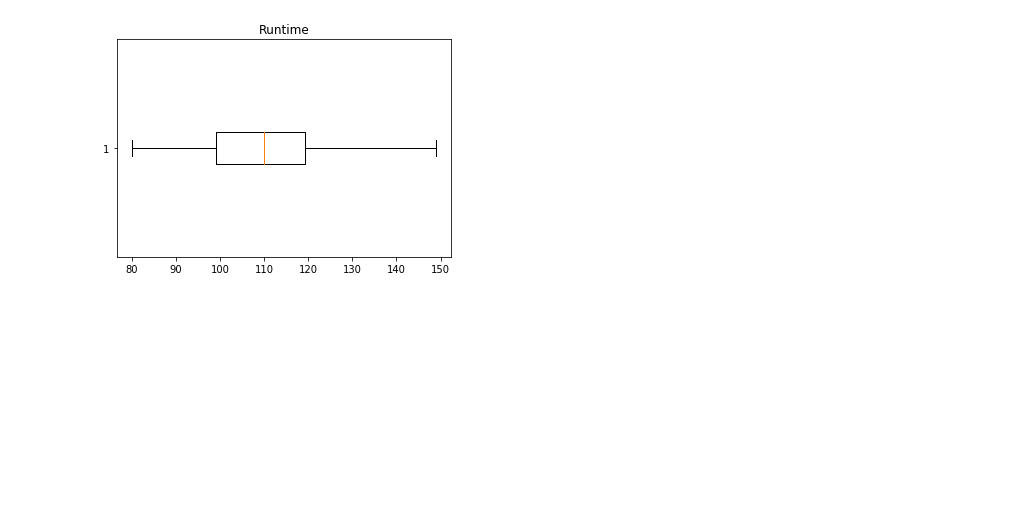
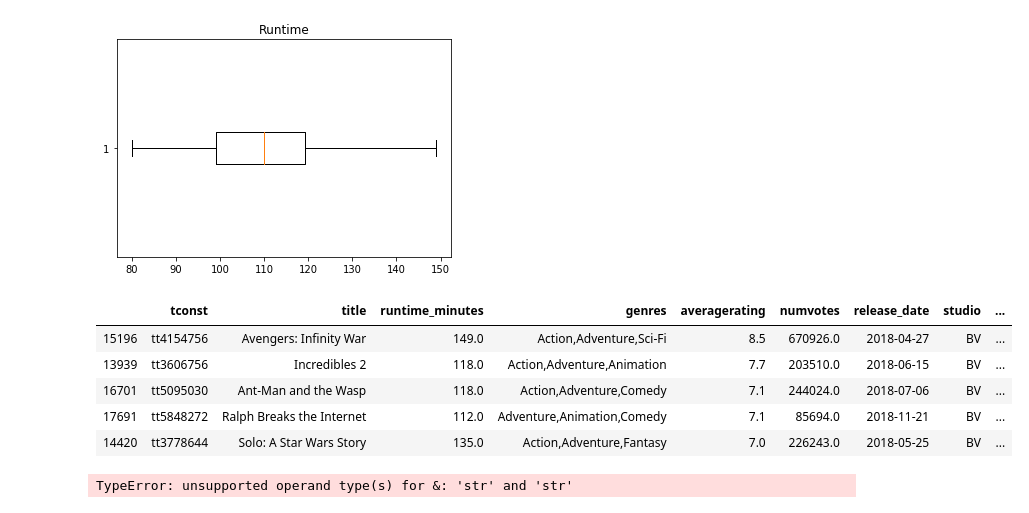
Before and after one commit to psuero1/movie-project, a Jupyter notebook: Data_Visualizations.ipynb, the cells around one changed output. Drawn from its saved outputs; the diff is of its cells as text; code cells hidden in the pictures; blank space fills up the shorter version.

```diff
--- a/Data_Visualizations.ipynb
+++ b/Data_Visualizations.ipynb
@@ -161,3 +161,18 @@ ax3.boxplot(top_rated18['runtime_minutes'], vert =False, showfliers = False)
 [figure]
 [figure]
 [figure]
+# %%
+top_rated_studio18 = all_movies[(all_movies['release_date'] >= '2018') & (all_movies['studio'] == 'BV') ].sort_values(by ='averagerating', ascending = False)
+top_rated_studio18.head()
+# %% [output]
+|  | tconst | title | runtime_minutes | genres | averagerating | numvotes | release_date | studio | ... |
+| 15196 | tt4154756 | Avengers: Infinity War | 149.0 | Action,Adventure,Sci-Fi | 8.5 | 670926.0 | 2018-04-27 | BV | ... |
+| 13939 | tt3606756 | Incredibles 2 | 118.0 | Action,Adventure,Animation | 7.7 | 203510.0 | 2018-06-15 | BV | ... |
+| 16701 | tt5095030 | Ant-Man and the Wasp | 118.0 | Action,Adventure,Comedy | 7.1 | 244024.0 | 2018-07-06 | BV | ... |
+| 17691 | tt5848272 | Ralph Breaks the Internet | 112.0 | Adventure,Animation,Comedy | 7.1 | 85694.0 | 2018-11-21 | BV | ... |
+| 14420 | tt3778644 | Solo: A Star Wars Story | 135.0 | Action,Adventure,Fantasy | 7.0 | 226243.0 | 2018-05-25 | BV | ... |
+# %%
+top_rated_gross = all_movies[(all_movies['release_date'] >= '2018')].sort_values(by =('averagerating' & 'domestic_gross'), ascending = False)
+top_rated_gross.head()
+# %% [output]
+TypeError: unsupported operand type(s) for &: 'str' and 'str'
```
